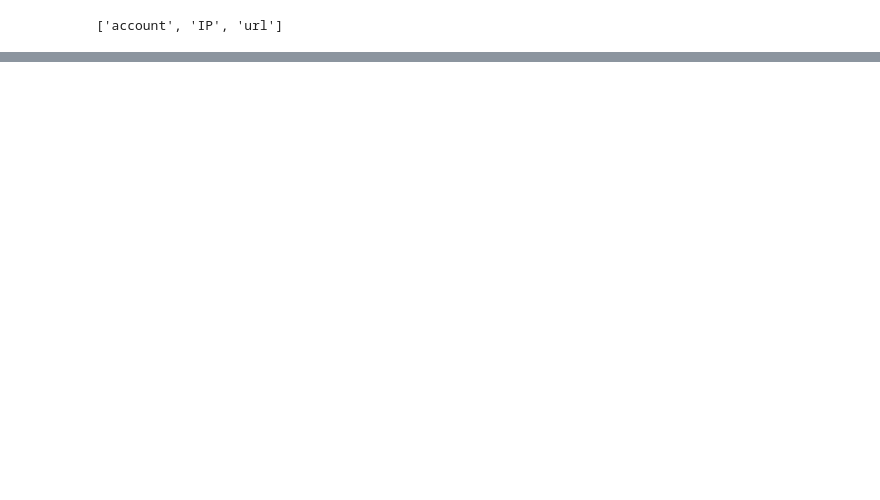
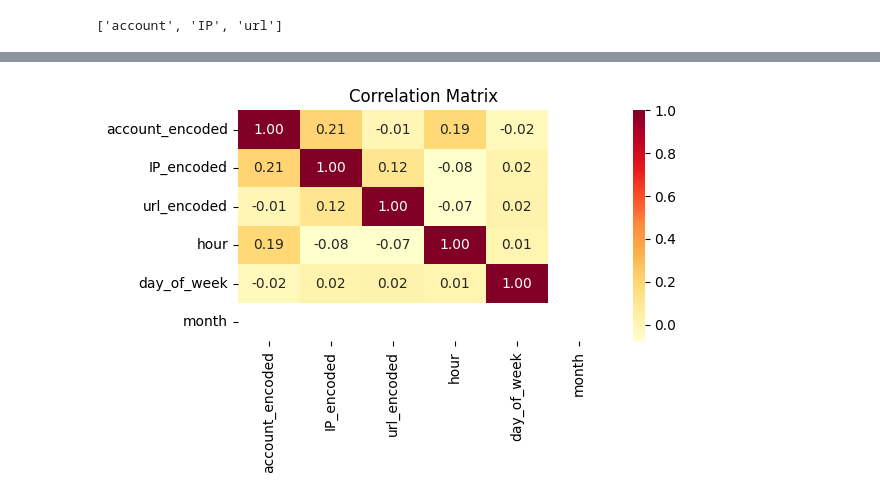
Before and after one commit to albionaguri/cybersecurity, a Jupyter notebook: ueba_version2.ipynb, the cells around one changed output, grey strips where cells are left out. Drawn from its saved outputs; the diff is of its cells as text; code cells hidden in the pictures; blank space fills up the shorter version.

```diff
--- a/ueba_version2.ipynb
+++ b/ueba_version2.ipynb
@@ -209,0 +245,13 @@ scaled_data = scaler.fit_transform(sample_df)
+# %%
+from sklearn.preprocessing import RobustScaler
+
+# Create a RobustScaler object
+robust_scaler = RobustScaler()
+
+# Fit and transform the DataFrame
+scaled_df = pd.DataFrame(robust_scaler.fit_transform(sample_df), columns=sample_df.columns)
+
+print("Original DataFrame:")
+print(sample_df)
+print("\nScaled DataFrame:")
+print(scaled_df)
@@ -209,0 +280,12 @@ scaled_data = scaler.fit_transform(sample_df)
+# %%
+# Get the feature names from the original DataFrame
+original_feature_names = sample_df.columns
+
+# Apply correlation matrix
+corr_matrix = scaled_df.corr()
+
+# Create a mapping dictionary
+feature_mapping = {f'feature{i+1}': original_feature_names[i] for i in range(len(original_feature_names))}
+
+# Rename the columns in the correlation matrix
+corr_matrix = corr_matrix.rename(columns=feature_mapping, index=feature_mapping)
@@ -209,0 +302,10 @@ scaled_data = scaler.fit_transform(sample_df)
+# %%
+import seaborn as sns
+import matplotlib.pyplot as plt
+
+plt.figure(figsize=(6, 3))
+sns.heatmap(corr_matrix, annot=True, cmap='YlOrRd', fmt=".2f")
+plt.title('Correlation Matrix')
+plt.show()
+# %% [output]
+[figure, added]
```
Also changed, not shown: parts of 65 cells of this notebook.
